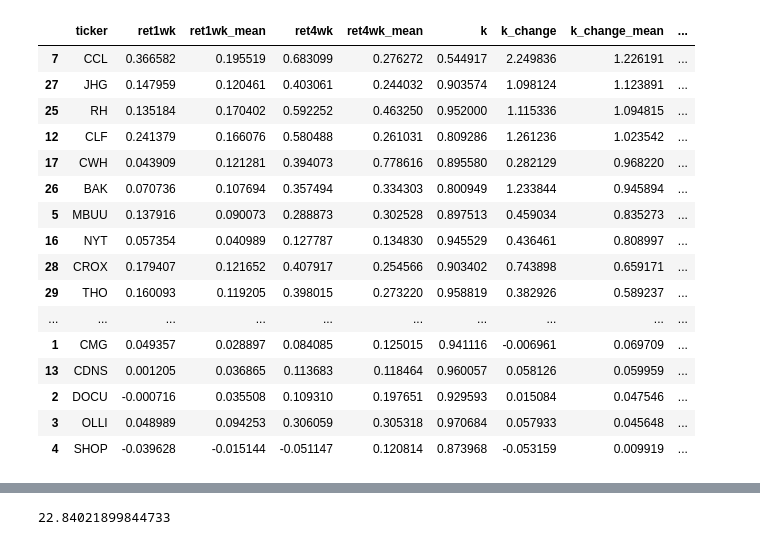
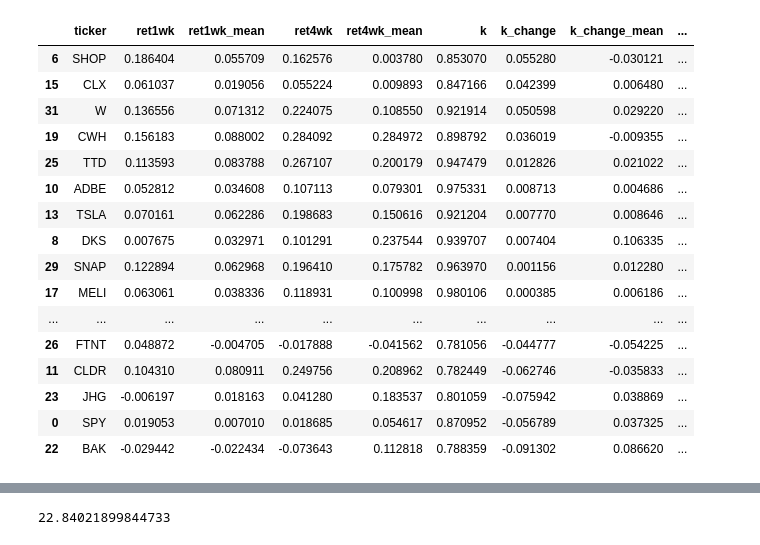
Before and after one commit to rittik97/Studies-on-SPYs, a Jupyter notebook: momentum_score.ipynb, the cells around one changed output, grey strips where cells are left out. Cells and saved outputs as stored; diff of their text form; code cells hidden in the pictures.

```diff
--- a/momentum_score.ipynb
+++ b/momentum_score.ipynb
@@ -15,3 +55,30 @@ def get_percentile(x, t='latest',val=0):
+# %%
+# Consecutive increases, hist percentile, hist change mean 4 week, slope of 4 week macd
+def macd_calcs(x):
+    macd=x.ewm(span=12,min_periods=0,adjust=True,ignore_na=True).mean()-x.ewm(span=26,min_periods=0,adjust=True,ignore_na=True).mean()
+    signal=macd.ewm(span=9,min_periods=0,adjust=True,ignore_na=True).mean()
+    macd_hist=macd-signal
+    return consecutive_increases(macd_hist), get_percentile(macd_hist),(macd_hist/macd_hist.shift(1)-1).rolling(4).mean().values[-1:][0],np.polyfit(x=[1,2,3,4],y=macd.values[-4:],deg=1,full=False)[0]
+# %%
+def get_intraday(ticker):
+    url='https://cloud.iexapis.com/stable/stock/{}/intraday-prices?token=pk_9469e57bc642462d905e4dc0003523ab&chartLast=10&chartIEXWhenNull=True&chartInterval=10'
+    d={'chartIEXOnly': False}
+    response = requests.get(
+        url.format(ticker),
+       params=d
+        )
+    for i in response.json()[::-1]:
+        if ((i['close'] is None)==False):
+            return ([i['open'],i['high'],i['low'],i['close'],i['close']])
+    url='https://cloud.iexapis.com/stable/stock/{}/intraday-prices?token=pk_9469e57bc642462d905e4dc0003523ab&chartLast=10&chartIEXWhenNull=True&chartInterval=10'
+    d={'chartIEXOnly': True}
+    response = requests.get(
+        url.format(ticker),
+       params=d
+        )
+    for i in response.json()[::-1]:
+        if ((i['marketClose'] is None)==False):
+            return([i['marketOpen'],i['marketHigh'],i['marketLow'],i['marketClose'],i['marketClose']])
 # %%
 #holdings=['RHHBY','BIG','DOCU','CLX']RH, ARKF, JHG
 holdings=['CDNS']
@@ -20,8 +87,11 @@ holdings='SPY,CMG,DOCU,OLLI,SHOP,MBUU,ADBE,CCL,BL,QQQ,MDB,BLK,CLF,CDNS,MELI,NOW,
 # %%
 holdings=holdings.split(',')
+# %%
+holdings=['SPY','W','CWH']
 # %%
-#ticker, #1wkret #1wkmean, 4wk, 4wkmean,k, kchange, kchangemean,k_change percentile, std, stdmean
-res=[[],[],[],[],[],[],[],[],[],[],[]]
+#ticker, #1wkret #1wkmean, 4wk, 4wkmean,k, kchange1, kchange4,k_change percentile,
+#rsi, rsitimeabove, macdslope,histchange_mean,histcons,hist_perc
+res=[[],[],[],[],[],[],[],[],[],[],[],[],[],[],[],[]]
 # %%
 c=1
 for ticker in holdings:
@@ -176,23 +268,23 @@ res.sort_values(by='ret4wk',ascending=False)
 # %%
-res.sort_values(by='k_change_mean',ascending=False)
+res.sort_values(by='k_change_percentile',ascending=False)
 # %% [output]
 |  | ticker | ret1wk | ret1wk_mean | ret4wk | ret4wk_mean | k | k_change | k_change_mean | ... |
-| 7 | CCL | 0.366582 | 0.195519 | 0.683099 | 0.276272 | 0.544917 | 2.249836 | 1.226191 | ... |
-| 27 | JHG | 0.147959 | 0.120461 | 0.403061 | 0.244032 | 0.903574 | 1.098124 | 1.123891 | ... |
-| 25 | RH | 0.135184 | 0.170402 | 0.592252 | 0.463250 | 0.952000 | 1.115336 | 1.094815 | ... |
-| 12 | CLF | 0.241379 | 0.166076 | 0.580488 | 0.261031 | 0.809286 | 1.261236 | 1.023542 | ... |
-| 17 | CWH | 0.043909 | 0.121281 | 0.394073 | 0.778616 | 0.895580 | 0.282129 | 0.968220 | ... |
-| 26 | BAK | 0.070736 | 0.107694 | 0.357494 | 0.334303 | 0.800949 | 1.233844 | 0.945894 | ... |
-| 5 | MBUU | 0.137916 | 0.090073 | 0.288873 | 0.302528 | 0.897513 | 0.459034 | 0.835273 | ... |
-| 16 | NYT | 0.057354 | 0.040989 | 0.127787 | 0.134830 | 0.945529 | 0.436461 | 0.808997 | ... |
-| 28 | CROX | 0.179407 | 0.121652 | 0.407917 | 0.254566 | 0.903402 | 0.743898 | 0.659171 | ... |
-| 29 | THO | 0.160093 | 0.119205 | 0.398015 | 0.273220 | 0.958819 | 0.382926 | 0.589237 | ... |
+| 6 | SHOP | 0.186404 | 0.055709 | 0.162576 | 0.003780 | 0.853070 | 0.055280 | -0.030121 | ... |
+| 15 | CLX | 0.061037 | 0.019056 | 0.055224 | 0.009893 | 0.847166 | 0.042399 | 0.006480 | ... |
+| 31 | W | 0.136556 | 0.071312 | 0.224075 | 0.108550 | 0.921914 | 0.050598 | 0.029220 | ... |
+| 19 | CWH | 0.156183 | 0.088002 | 0.284092 | 0.284972 | 0.898792 | 0.036019 | -0.009355 | ... |
+| 25 | TTD | 0.113593 | 0.083788 | 0.267107 | 0.200179 | 0.947479 | 0.012826 | 0.021022 | ... |
+| 10 | ADBE | 0.052812 | 0.034608 | 0.107113 | 0.079301 | 0.975331 | 0.008713 | 0.004686 | ... |
+| 13 | TSLA | 0.070161 | 0.062286 | 0.198683 | 0.150616 | 0.921204 | 0.007770 | 0.008646 | ... |
+| 8 | DKS | 0.007675 | 0.032971 | 0.101291 | 0.237544 | 0.939707 | 0.007404 | 0.106335 | ... |
+| 29 | SNAP | 0.122894 | 0.062968 | 0.196410 | 0.175782 | 0.963970 | 0.001156 | 0.012280 | ... |
+| 17 | MELI | 0.063061 | 0.038336 | 0.118931 | 0.100998 | 0.980106 | 0.000385 | 0.006186 | ... |
 | ... | ... | ... | ... | ... | ... | ... | ... | ... | ... |
-| 1 | CMG | 0.049357 | 0.028897 | 0.084085 | 0.125015 | 0.941116 | -0.006961 | 0.069709 | ... |
-| 13 | CDNS | 0.001205 | 0.036865 | 0.113683 | 0.118464 | 0.960057 | 0.058126 | 0.059959 | ... |
-| 2 | DOCU | -0.000716 | 0.035508 | 0.109310 | 0.197651 | 0.929593 | 0.015084 | 0.047546 | ... |
-| 3 | OLLI | 0.048989 | 0.094253 | 0.306059 | 0.305318 | 0.970684 | 0.057933 | 0.045648 | ... |
-| 4 | SHOP | -0.039628 | -0.015144 | -0.051147 | 0.120814 | 0.873968 | -0.053159 | 0.009919 | ... |
+| 26 | FTNT | 0.048872 | -0.004705 | -0.017888 | -0.041562 | 0.781056 | -0.044777 | -0.054225 | ... |
+| 11 | CLDR | 0.104310 | 0.080911 | 0.249756 | 0.208962 | 0.782449 | -0.062746 | -0.035833 | ... |
+| 23 | JHG | -0.006197 | 0.018163 | 0.041280 | 0.183537 | 0.801059 | -0.075942 | 0.038869 | ... |
+| 0 | SPY | 0.019053 | 0.007010 | 0.018685 | 0.054617 | 0.870952 | -0.056789 | 0.037325 | ... |
+| 22 | BAK | -0.029442 | -0.022434 | -0.073643 | 0.112818 | 0.788359 | -0.091302 | 0.086620 | ... |
 # %%
 res.sort_values(by='ret1wk',ascending=False)
 # %% [output]
```
Also changed, not shown: parts of 30 cells of this notebook, 2 other files.
